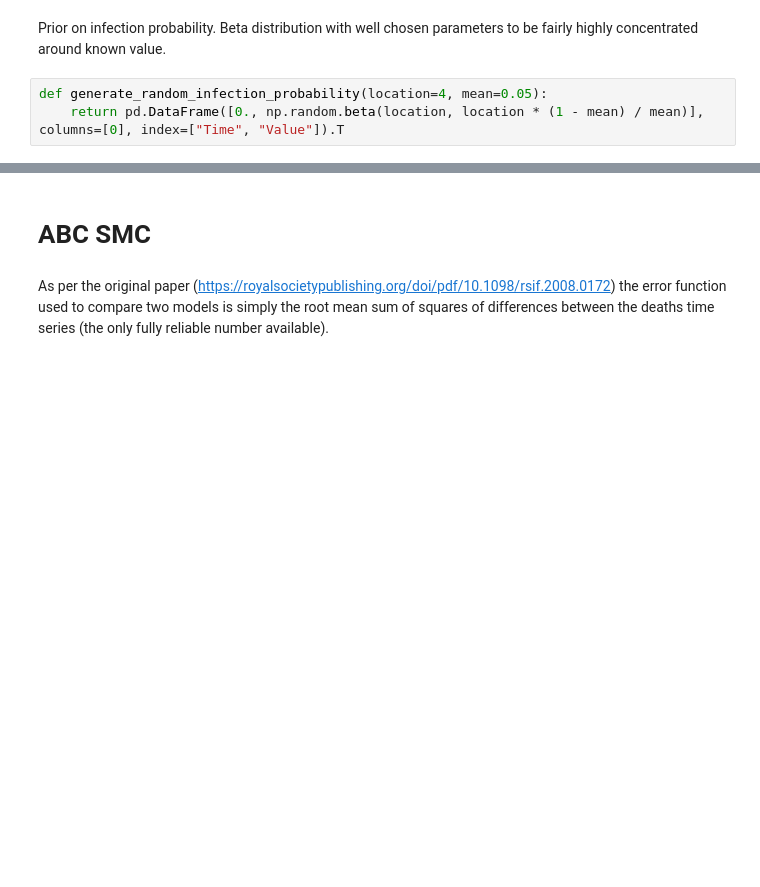
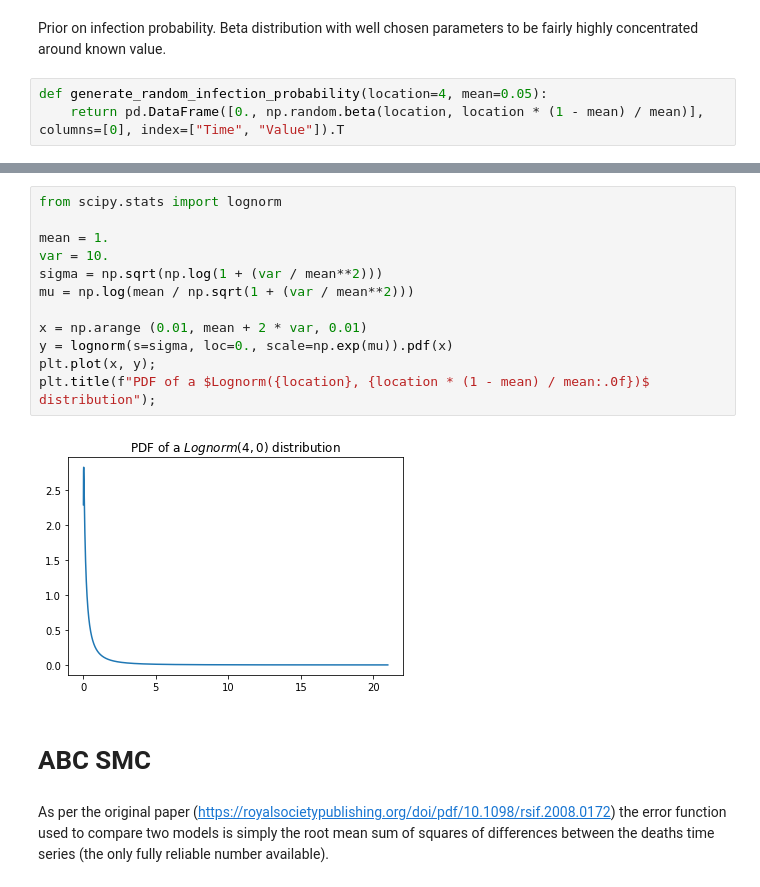
Before and after one commit to magicicada/simple_network_sim, a Jupyter notebook: doc/notebooks/Inference - ABC SMC.ipynb, the cells around one changed output, grey strips where cells are left out. Drawn from its saved outputs; the diff is of its cells as text; blank space fills up the shorter version.

```diff
--- a/doc/notebooks/Inference - ABC SMC.ipynb
+++ b/doc/notebooks/Inference - ABC SMC.ipynb
@@ -132,3 +140,17 @@ plt.title(f"PDF of a $Beta({location}, {location * (1 - mean) / mean:.0f})$ dist
+# %%
+from scipy.stats import lognorm
+
+mean = 1.
+var = 10.
+sigma = np.sqrt(np.log(1 + (var / mean**2)))
+mu = np.log(mean / np.sqrt(1 + (var / mean**2)))
+
+x = np.arange (0.01, mean + 2 * var, 0.01)
+y = lognorm(s=sigma, loc=0., scale=np.exp(mu)).pdf(x)
+plt.plot(x, y);
+plt.title(f"PDF of a $Lognorm({location}, {location * (1 - mean) / mean:.0f})$ distribution");
+# %% [output]
+[figure, added]
 # %% [markdown]
 # ABC SMC
 # %% [markdown]
```
Also changed, not shown: parts of 9 cells of this notebook, 9 other files.
